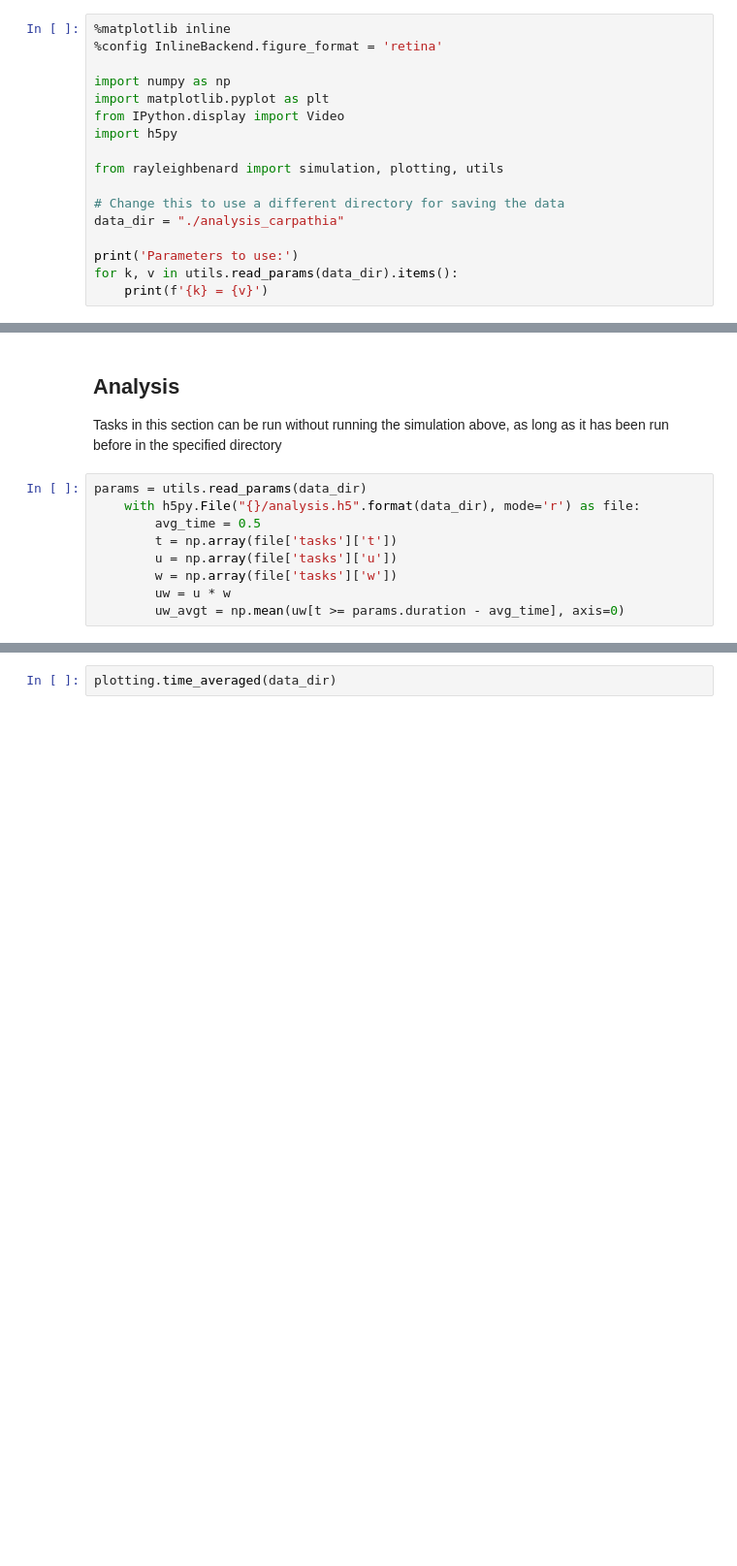
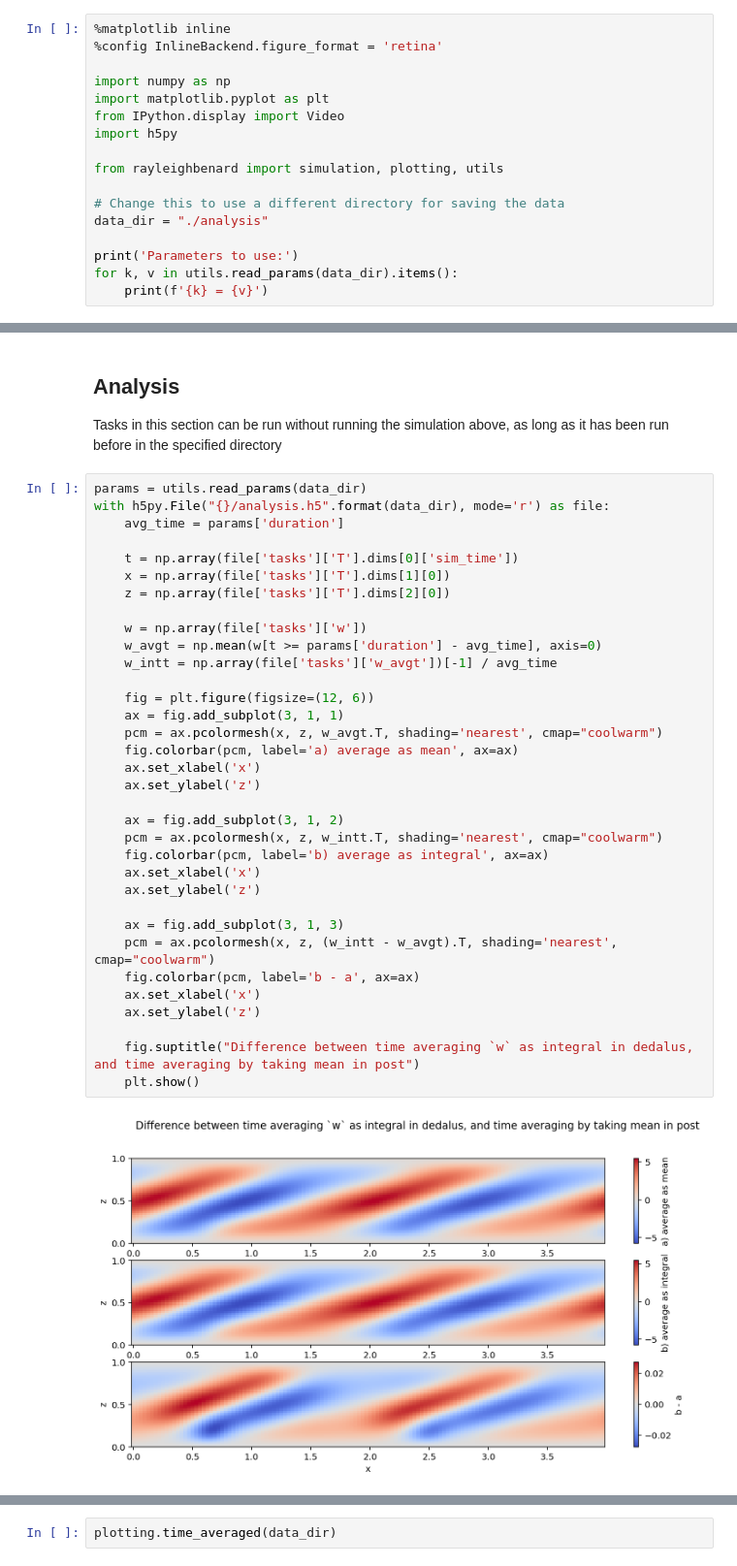
Before and after one commit to JJMorton/rayleighbenard, a Jupyter notebook: RayleighBenard.ipynb, the cells around one changed output, grey strips where cells are left out. Shown at 97% size. Drawn from its saved outputs; the diff is of its cells as text; blank space fills up the shorter version.

```diff
--- a/RayleighBenard.ipynb
+++ b/RayleighBenard.ipynb
@@ -15,7 +15,7 @@ import h5py
 from rayleighbenard import simulation, plotting, utils
 
 # Change this to use a different directory for saving the data
-data_dir = "./analysis_carpathia"
+data_dir = "./analysis"
 
 print('Parameters to use:')
 for k, v in utils.read_params(data_dir).items():
@@ -43,10 +62,37 @@ simulation.run(data_dir)
 Tasks in this section can be run without running the simulation above, as long as it has been run before in the specified directory
 # %%
 params = utils.read_params(data_dir)
-    with h5py.File("{}/analysis.h5".format(data_dir), mode='r') as file:
-        avg_time = 0.5
-        t = np.array(file['tasks']['t'])
-        u = np.array(file['tasks']['u'])
-        w = np.array(file['tasks']['w'])
-        uw = u * w
-        uw_avgt = np.mean(uw[t >= params.duration - avg_time], axis=0)
+with h5py.File("{}/analysis.h5".format(data_dir), mode='r') as file:
+    avg_time = params['duration']
+
+    t = np.array(file['tasks']['T'].dims[0]['sim_time'])
+    x = np.array(file['tasks']['T'].dims[1][0])
+    z = np.array(file['tasks']['T'].dims[2][0])
+
+    w = np.array(file['tasks']['w'])
+    w_avgt = np.mean(w[t >= params['duration'] - avg_time], axis=0)
+    w_intt = np.array(file['tasks']['w_avgt'])[-1] / avg_time
+
+    fig = plt.figure(figsize=(12, 6))
+    ax = fig.add_subplot(3, 1, 1)
+    pcm = ax.pcolormesh(x, z, w_avgt.T, shading='nearest', cmap="coolwarm")
+    fig.colorbar(pcm, label='a) average as mean', ax=ax)
+    ax.set_xlabel('x')
+    ax.set_ylabel('z')
+
+    ax = fig.add_subplot(3, 1, 2)
+    pcm = ax.pcolormesh(x, z, w_intt.T, shading='nearest', cmap="coolwarm")
+    fig.colorbar(pcm, label='b) average as integral', ax=ax)
+    ax.set_xlabel('x')
+    ax.set_ylabel('z')
+
+    ax = fig.add_subplot(3, 1, 3)
+    pcm = ax.pcolormesh(x, z, (w_intt - w_avgt).T, shading='nearest', cmap="coolwarm")
+    fig.colorbar(pcm, label='b - a', ax=ax)
+    ax.set_xlabel('x')
+    ax.set_ylabel('z')
+
+    fig.suptitle("Difference between time averaging `w` as integral in dedalus, and time averaging by taking mean in post")
+    plt.show()
+# %% [output]
+[figure, added]
```
Also changed, not shown: parts of 5 cells of this notebook, 2 other files.
